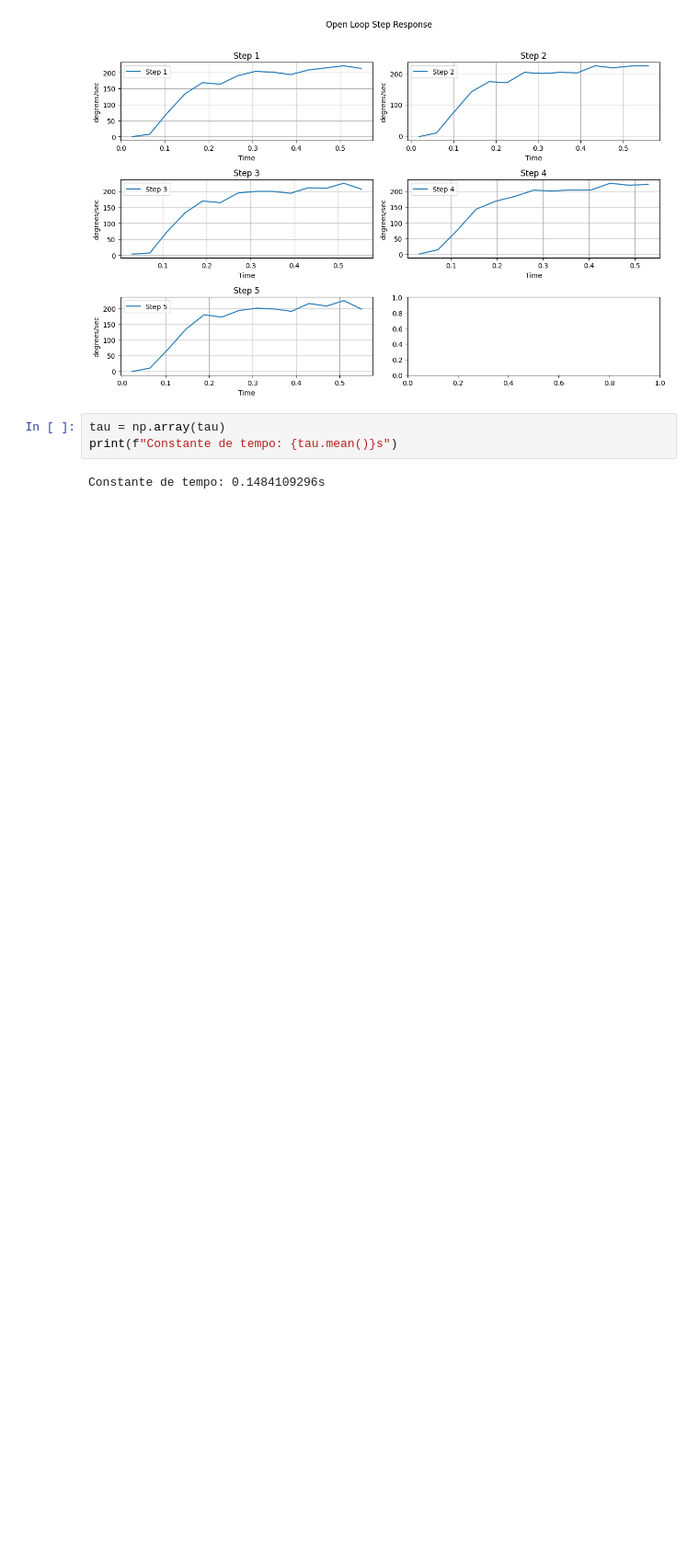
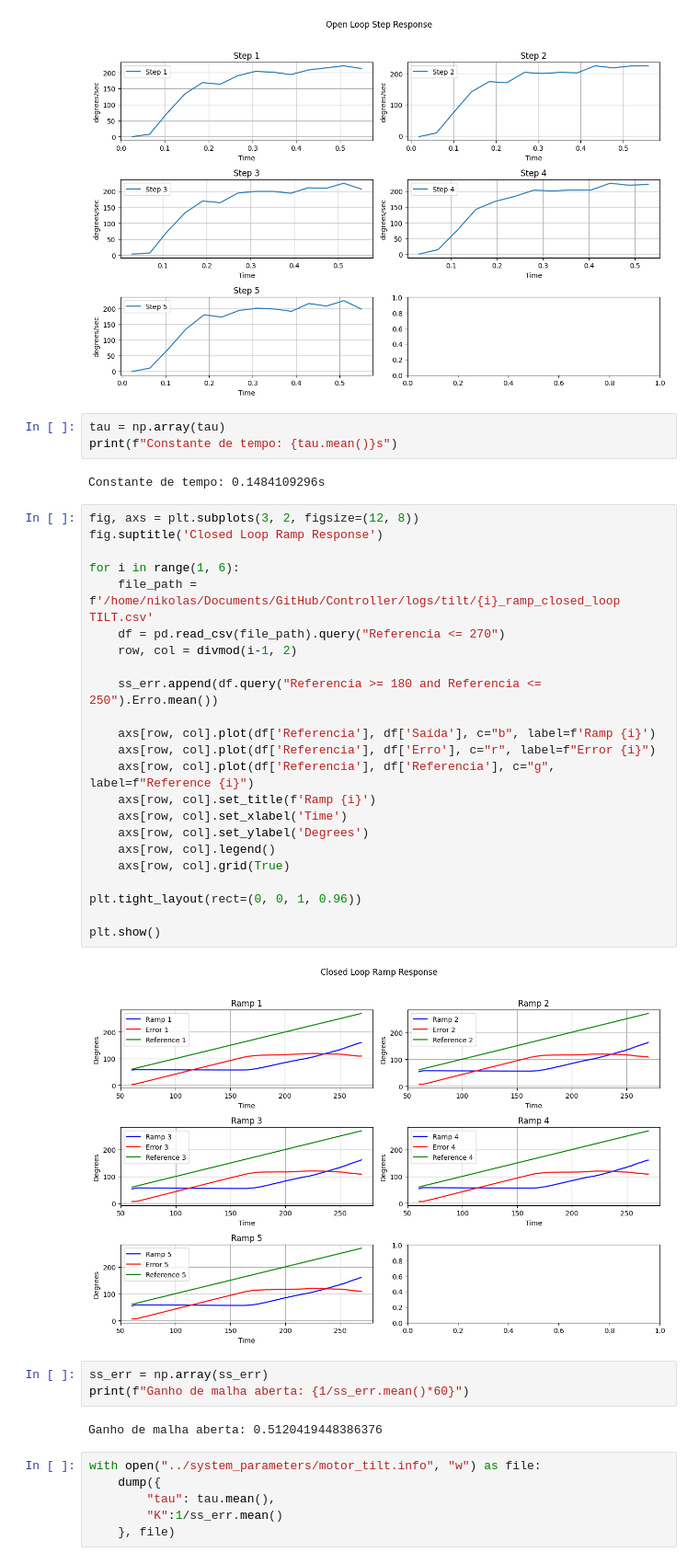
Before and after one commit to Telepresence-UFABC/Controller, a Jupyter notebook: plot_data/dataviz.ipynb, the cells around one changed output. Shown at 92% size. Saved outputs shown, nothing was run; the diff lists cells and outputs as text; blank space fills up the shorter version.

Commit message:
calculate missing parameter for tilt motor

```diff
--- a/plot_data/dataviz.ipynb
+++ b/plot_data/dataviz.ipynb
@@ -100,3 +100,39 @@ tau = np.array(tau)
 print(f"Constante de tempo: {tau.mean()}s")
 # %% [output]
 Constante de tempo: 0.1484109296s
+# %%
+fig, axs = plt.subplots(3, 2, figsize=(12, 8))
+fig.suptitle('Closed Loop Ramp Response')
+
+for i in range(1, 6):
+    file_path = f'/home/nikolas/Documents/GitHub/Controller/logs/tilt/{i}_ramp_closed_loop TILT.csv'
+    df = pd.read_csv(file_path).query("Referencia <= 270")
+    row, col = divmod(i-1, 2)
+
+    ss_err.append(df.query("Referencia >= 180 and Referencia <= 250").Erro.mean())
+
+    axs[row, col].plot(df['Referencia'], df['Saída'], c="b", label=f'Ramp {i}')
+    axs[row, col].plot(df['Referencia'], df['Erro'], c="r", label=f"Error {i}")
+    axs[row, col].plot(df['Referencia'], df['Referencia'], c="g", label=f"Reference {i}")
+    axs[row, col].set_title(f'Ramp {i}')
+    axs[row, col].set_xlabel('Time')
+    axs[row, col].set_ylabel('Degrees')
+    axs[row, col].legend()
+    axs[row, col].grid(True)
+
+plt.tight_layout(rect=(0, 0, 1, 0.96))
+
+plt.show()
+# %% [output]
+[figure, added]
+# %%
+ss_err = np.array(ss_err)
+print(f"Ganho de malha aberta: {1/ss_err.mean()*60}")
+# %% [output]
+Ganho de malha aberta: 0.5120419448386376
+# %%
+with open("../system_parameters/motor_tilt.info", "w") as file:
+    dump({
+        "tau": tau.mean(),
+        "K":1/ss_err.mean()
+    }, file)
```
Also changed, not shown: 7 other files.
